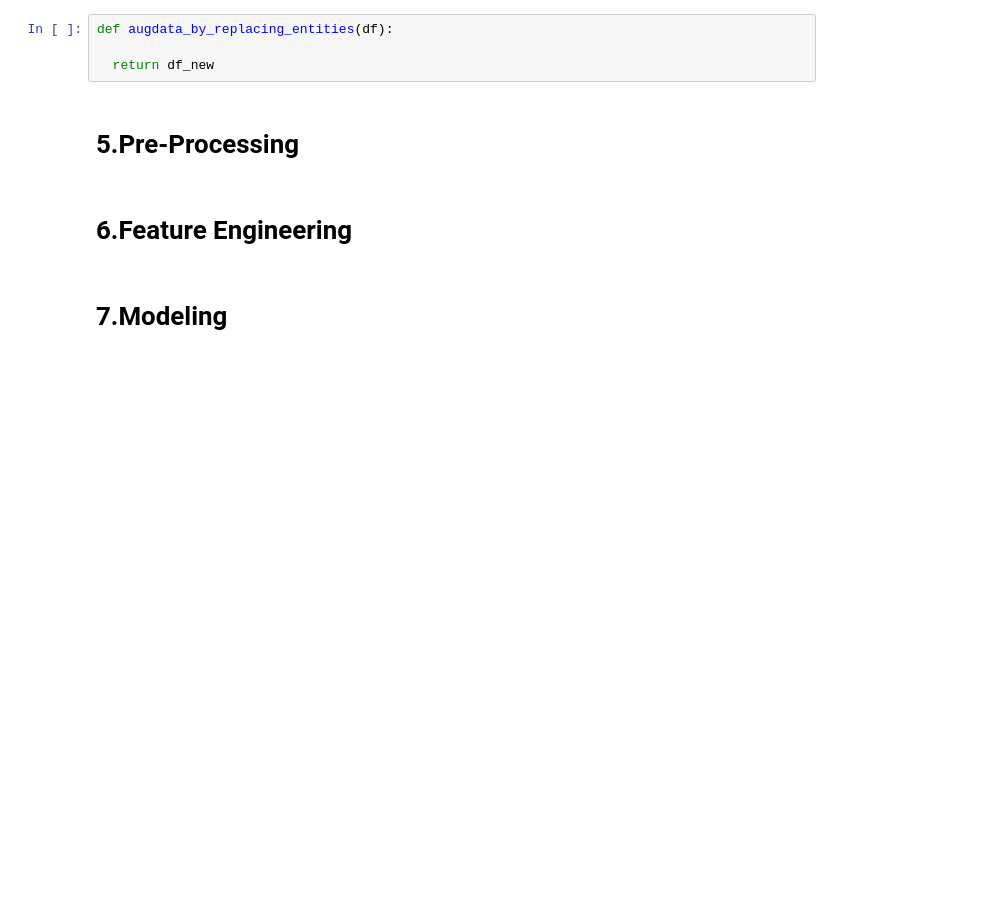
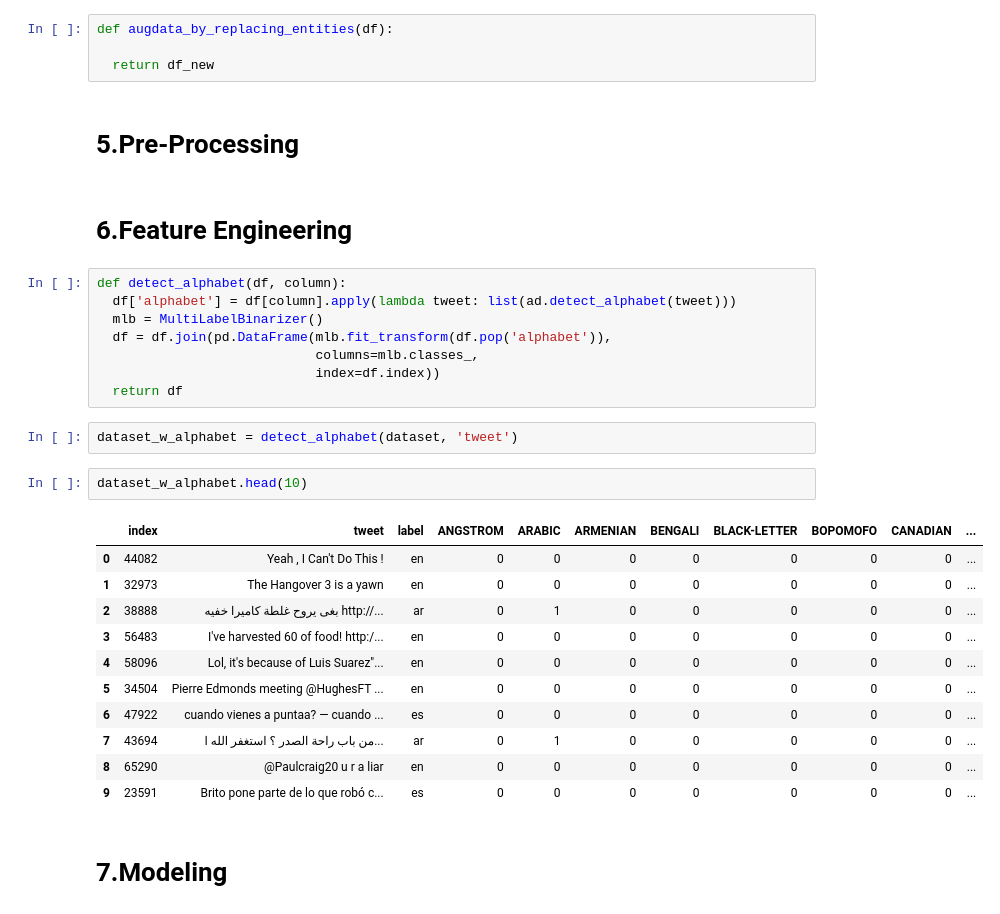
Before and after one commit to jan-kreischer/UZH_ML4NLP, a Jupyter notebook: Project-01/index_jan.ipynb, the cells around one changed output. Cells and saved outputs as stored; diff of their text form; blank space fills up the shorter version.

```diff
--- a/Project-01/index_jan.ipynb
+++ b/Project-01/index_jan.ipynb
@@ -340,5 +335,29 @@ def augdata_by_replacing_entities(df):
 # 5.Pre-Processing
 # %% [markdown]
 # 6.Feature Engineering
+# %%
+def detect_alphabet(df, column):
+  df['alphabet'] = df[column].apply(lambda tweet: list(ad.detect_alphabet(tweet)))
+  mlb = MultiLabelBinarizer()
+  df = df.join(pd.DataFrame(mlb.fit_transform(df.pop('alphabet')),
+                            columns=mlb.classes_,
+                            index=df.index))
+  return df
+# %%
+dataset_w_alphabet = detect_alphabet(dataset, 'tweet')
+# %%
+dataset_w_alphabet.head(10)
+# %% [output]
+|  | index | tweet | label | ANGSTROM | ARABIC | ARMENIAN | BENGALI | BLACK-LETTER | BOPOMOFO | CANADIAN | ... |
+| 0 | 44082 | Yeah , I Can't Do This ! | en | 0 | 0 | 0 | 0 | 0 | 0 | 0 | ... |
+| 1 | 32973 | The Hangover 3 is a yawn | en | 0 | 0 | 0 | 0 | 0 | 0 | 0 | ... |
+| 2 | 38888 | بغى يروح غلطة كاميرا خفيه http://... | ar | 0 | 1 | 0 | 0 | 0 | 0 | 0 | ... |
+| 3 | 56483 | I've harvested 60 of food! http:/... | en | 0 | 0 | 0 | 0 | 0 | 0 | 0 | ... |
+| 4 | 58096 | Lol, it's because of Luis Suarez"... | en | 0 | 0 | 0 | 0 | 0 | 0 | 0 | ... |
+| 5 | 34504 | Pierre Edmonds meeting @HughesFT ... | en | 0 | 0 | 0 | 0 | 0 | 0 | 0 | ... |
+| 6 | 47922 | cuando vienes a puntaa? — cuando ... | es | 0 | 0 | 0 | 0 | 0 | 0 | 0 | ... |
+| 7 | 43694 | من باب راحة الصدر ؟ استغفر الله ا... | ar | 0 | 1 | 0 | 0 | 0 | 0 | 0 | ... |
+| 8 | 65290 | @Paulcraig20 u r a liar | en | 0 | 0 | 0 | 0 | 0 | 0 | 0 | ... |
+| 9 | 23591 | Brito pone parte de lo que robó c... | es | 0 | 0 | 0 | 0 | 0 | 0 | 0 | ... |
 # %% [markdown]
 # 7.Modeling
```
Also changed, not shown: parts of 24 cells of this notebook.
